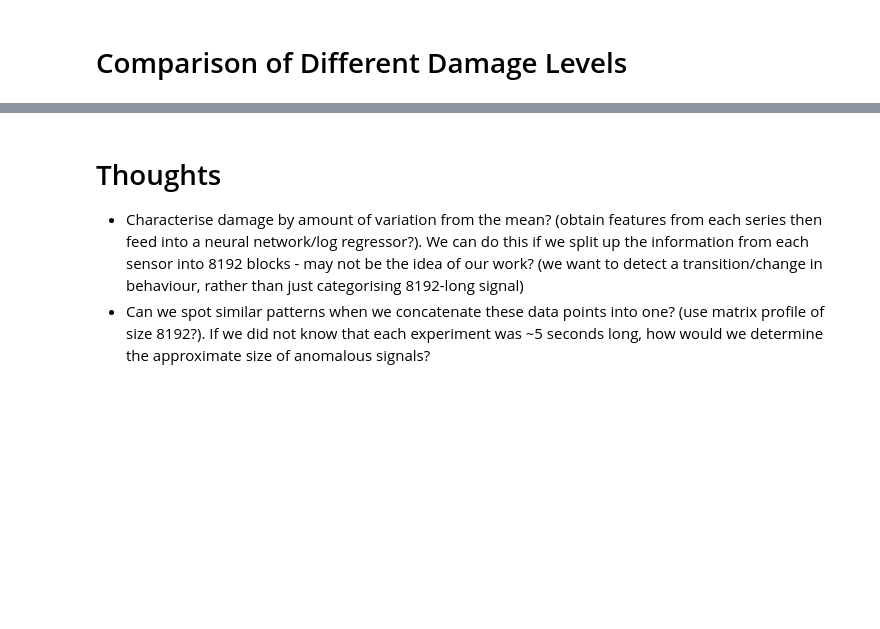
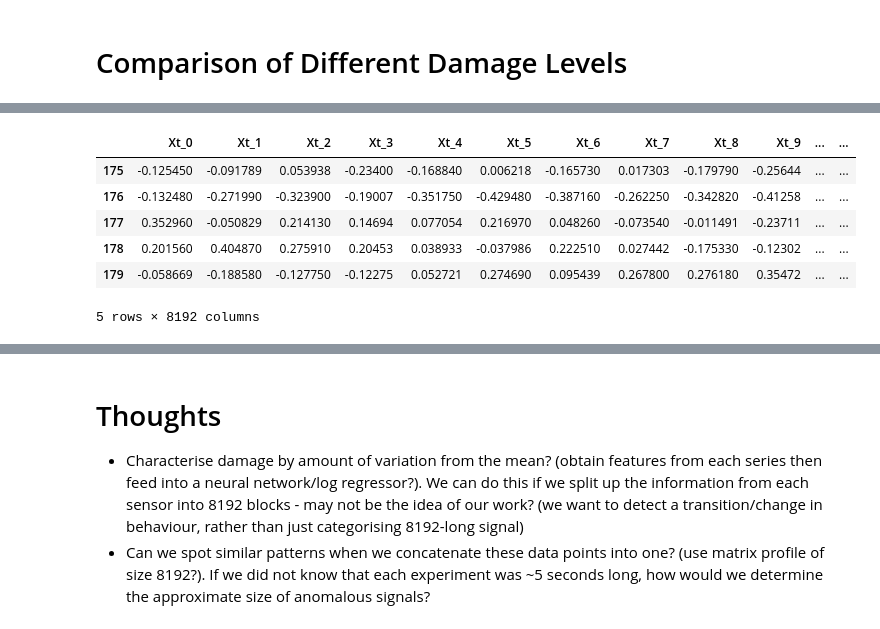
Before and after one commit to twan3617/anomalies, a Jupyter notebook: Example_Data_Sandia.ipynb, the cells around one changed output, grey strips where cells are left out. Cells and saved outputs as stored; diff of their text form; code cells hidden in the pictures; blank space fills up the shorter version.

```diff
--- a/Example_Data_Sandia.ipynb
+++ b/Example_Data_Sandia.ipynb
@@ -303,0 +307,11 @@ multiplot(diff2_damage_data)
+# %%
+np.shape(data_L00_D)
+data_L00_D[0] #all of a particular kind of damage and location
+# %% [output]
+|  | Xt_0 | Xt_1 | Xt_2 | Xt_3 | Xt_4 | Xt_5 | Xt_6 | Xt_7 | Xt_8 | Xt_9 | ... | ... |
+| 175 | -0.125450 | -0.091789 | 0.053938 | -0.23400 | -0.168840 | 0.006218 | -0.165730 | 0.017303 | -0.179790 | -0.25644 | ... | ... |
+| 176 | -0.132480 | -0.271990 | -0.323900 | -0.19007 | -0.351750 | -0.429480 | -0.387160 | -0.262250 | -0.342820 | -0.41258 | ... | ... |
+| 177 | 0.352960 | -0.050829 | 0.214130 | 0.14694 | 0.077054 | 0.216970 | 0.048260 | -0.073540 | -0.011491 | -0.23711 | ... | ... |
+| 178 | 0.201560 | 0.404870 | 0.275910 | 0.20453 | 0.038933 | -0.037986 | 0.222510 | 0.027442 | -0.175330 | -0.12302 | ... | ... |
+| 179 | -0.058669 | -0.188580 | -0.127750 | -0.12275 | 0.052721 | 0.274690 | 0.095439 | 0.267800 | 0.276180 | 0.35472 | ... | ... |
+5 rows × 8192 columns
```
Also changed, not shown: parts of 23 cells of this notebook.
